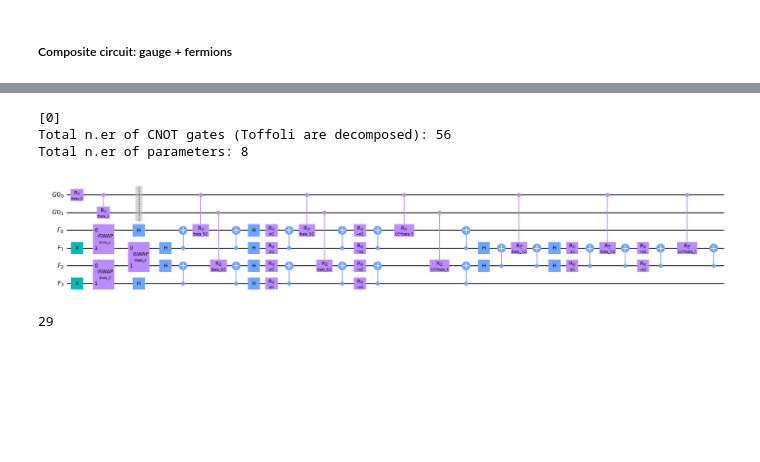
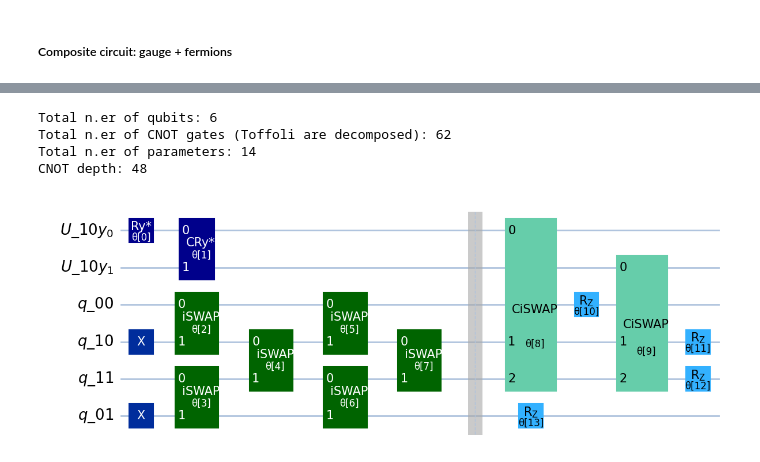
Before and after one commit to ariannacrippa/QC_lattice_H, a Jupyter notebook: notebooks/class_ansaetze.ipynb, the cells around one changed output, grey strips where cells are left out. Drawn from its saved outputs; the diff is of its cells as text; code cells hidden in the pictures; blank space fills up the shorter version.

```diff
--- a/notebooks/class_ansaetze.ipynb
+++ b/notebooks/class_ansaetze.ipynb
@@ -90,13 +21,0 @@ Hamiltonian_Pauli_tot_vqe = class_H_oprt.get_hamiltonian(g_var=g, m_var=m, omega
-# %%
-nlayers= 1
-entanglement='full'#triangular,linear,full
-rzlayer=False
-ngauge = class_H_oprt.len_e_op
-if puregauge:
-    n_qubits_f = 0
-else:
-    n_qubits_f = np.prod(latt.n_sites)
-
-n_qubits =int(np.ceil(np.log2(2 * l+ 1)))
-
-ansatz_class = Ansatz(l,ngauge,nfermions=n_qubits_f)
@@ -185,33 +91,37 @@ latt.draw_graph_func(gauss_law_fig=True,e_op_free=class_H_oprt.e_op_free)#,savef
 # %%
 Hamiltonian_Pauli_tot_vqe = class_H_oprt.get_hamiltonian(g_var=g, m_var=m, omega=omega,fact_b_op=fact_b_op,fact_e_op=fact_b_op,lambd=0)
 # %%
-nlayers= 1
+nlayersgauge= 1
+nlayersferm=2
 entanglement='full'#triangular,linear,full
 rzlayer=False
 ngauge = class_H_oprt.len_e_op
 if puregauge:
     n_qubits_f = 0
 else:
     n_qubits_f = np.prod(latt.n_sites)
 
 n_qubits =int(np.ceil(np.log2(2 * l+ 1)))
 
 
-ansatz_class = Ansatz(l,ngauge,nfermions=n_qubits_f)
-qc_tot2,first_layer_par = ansatz_class.gauge_fermion_circuit(entanglement=entanglement,rzlayer=rzlayer,nlayers=nlayers)
-print(first_layer_par)
-print('Total n.er of CNOT gates (Toffoli are decomposed):',dict(qc_tot2.decompose().count_ops())['cx'])
+ansatz_class = Ansatz(l,ngauge,nfermions=n_qubits_f,gauge_list= class_H_oprt.uop_list,ferm_list=class_H_oprt.qop_list)
+qc_tot2,first_layer_par = ansatz_class.gauge_fermion_circuit(entanglement=entanglement,rzlayer=rzlayer,nlayersgauge=nlayersgauge,nlayersferm=nlayersferm)
+
+
+
+print('Total n.er of qubits:',qc_tot2.num_qubits)
+print('Total n.er of CNOT gates (Toffoli are decomposed):',dict(qc_tot2.decompose(reps=6).count_ops())['cx'])
 print('Total n.er of parameters:',qc_tot2.num_parameters)
+depth = qc_tot2.decompose(reps=4).depth(lambda x: x[0].num_qubits == 2)
+print("CNOT depth:",depth)
 #print(ansatz_class.first_layer_par)
 #parameter counts
 #ansatz_class.parameters_count(n_qubits,ngauge)
-qc_tot2.draw('mpl',fold=-1,style='clifford')#,style='bw')
+qc_tot2.draw('mpl',fold=-1,
+             style=ansatz_class.style)
 # %% [output]
-[0]
-Total n.er of CNOT gates (Toffoli are decomposed): 56
-Total n.er of parameters: 8
+Total n.er of qubits: 6
+Total n.er of CNOT gates (Toffoli are decomposed): 62
+Total n.er of parameters: 14
+CNOT depth: 48
-[figure, old version]
+[figure, new version]
-# %%
-qc_tot2.depth()
-# %% [output]
-29
```
Also changed, not shown: parts of 12 cells of this notebook, 1 other file.
